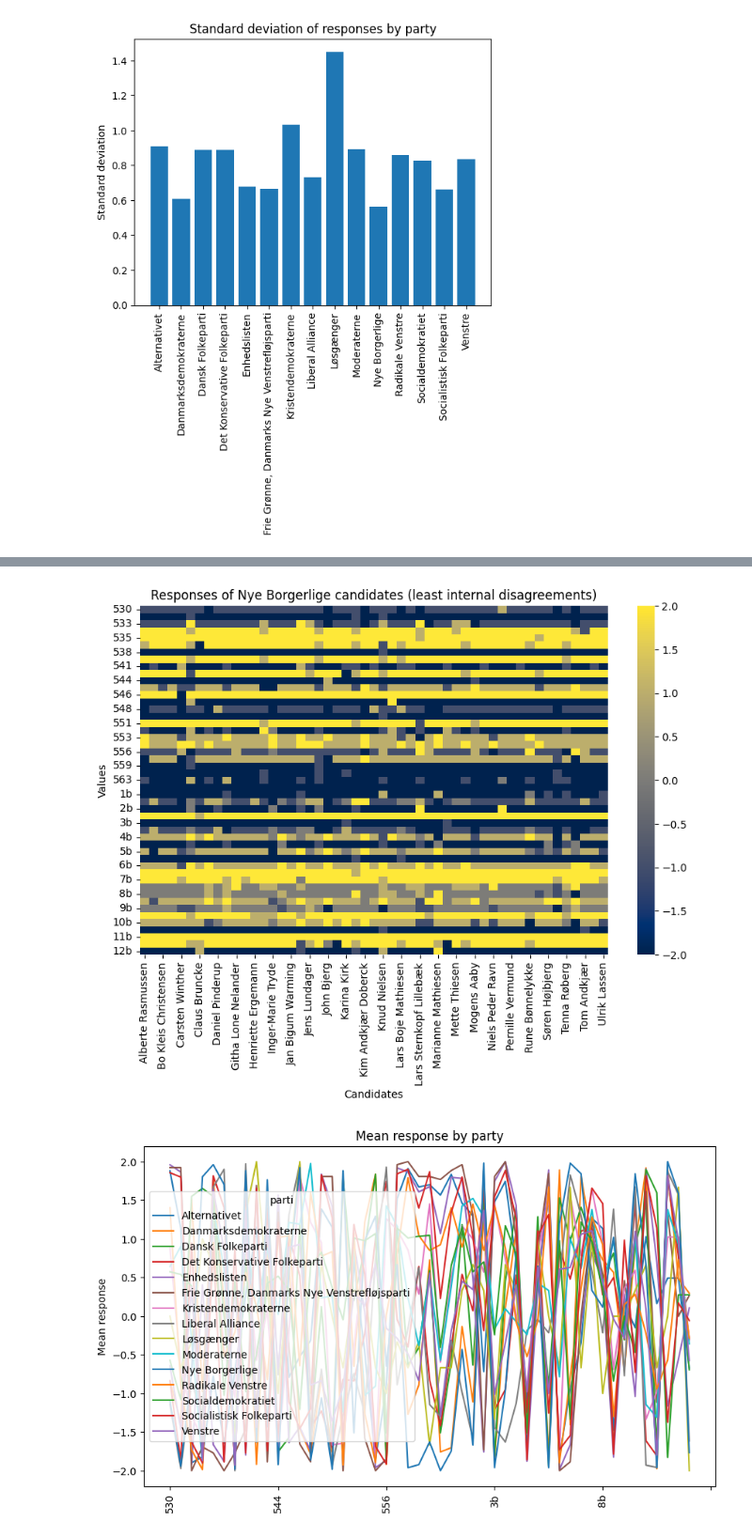
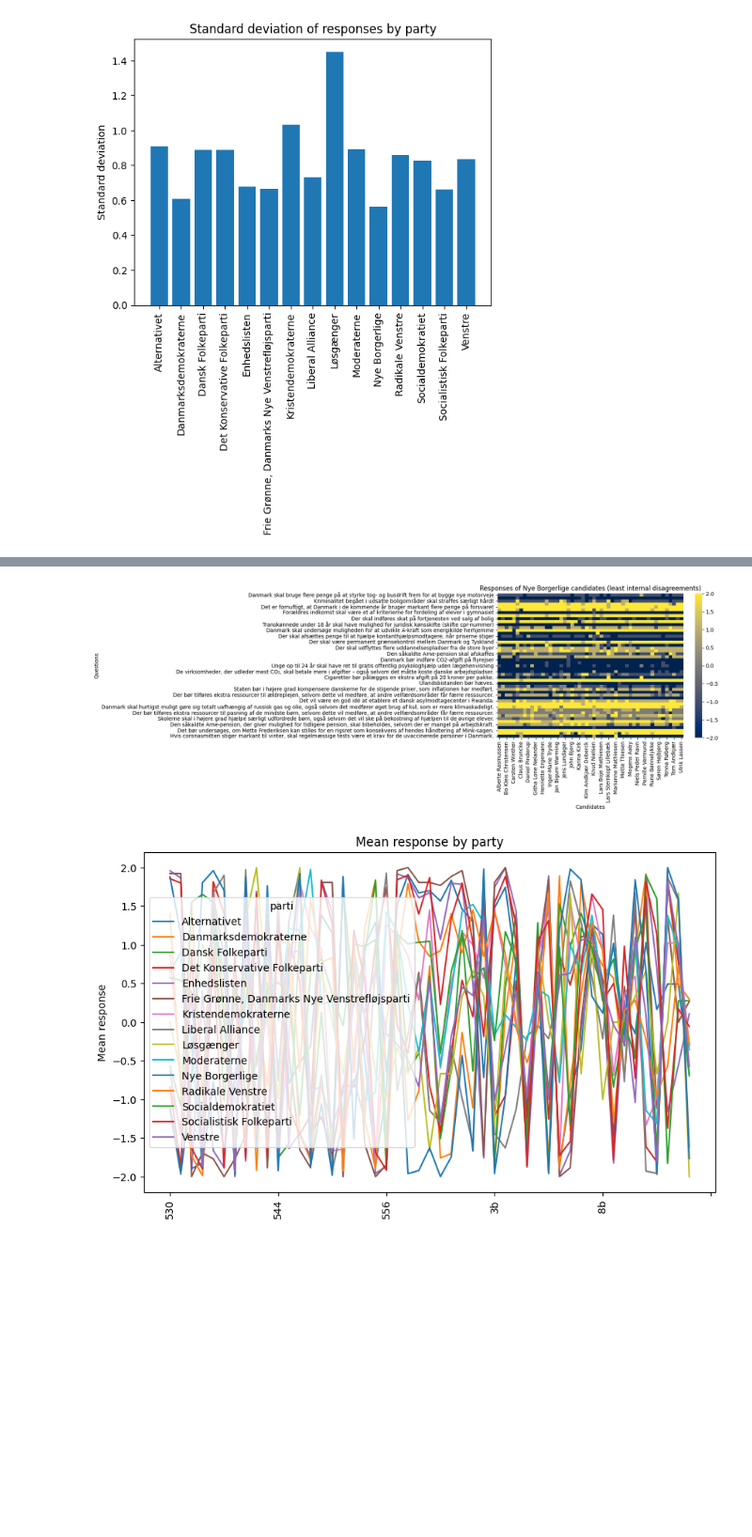
Before and after one commit to MAL-flowdemort/assignment_2, a Jupyter notebook: Candidate Test 2022 I.ipynb, the cells around one changed output, grey strips where cells are left out. Shown at 94% size. Cells and saved outputs as stored; diff of their text form; code cells hidden in the pictures; blank space fills up the shorter version.

```diff
--- a/Candidate Test 2022 I.ipynb
+++ b/Candidate Test 2022 I.ipynb
@@ -141,27 +155,37 @@ plt.show()
 # %%
 # A heatmap of the responses of the Nye Borgerlige candidates.
 
 data = pd.read_excel('alldata.xlsx').drop(columns=['alder', 'storkreds'])
 filtered_data = data[data['parti'] == 'Nye Borgerlige']
 
-# select relevant columns for the heatmap, that is all the columns without navn and parti
+# Replace question numbers with question names
+questionsDr = pd.read_excel('drq.xlsx')
+questionsTv2 = pd.read_excel('tv2q.xlsx')
+
+for i in filtered_data.columns:
+    if i in questionsDr['ID'].values:
+        filtered_data = filtered_data.rename(columns={i: questionsDr[questionsDr['ID'] == i]['Question'].values[0]})
+    else:
+        if i in questionsTv2['id'].values:
+            filtered_data = filtered_data.rename(columns={i: questionsTv2[questionsTv2['id'] == i]['question'].values[0]})
+
+
+# select relevant columns for the heatmap, that is all the columns without parti
 heatmap_data = filtered_data.drop(columns=['parti'])
-
-#group by navn
 grouped_data = heatmap_data.groupby('navn').sum()
 
-#plot the heatmap, put candidates on x and values on y
-plt.figure(figsize=(10, 6))
+# Plot the heatmap, put candidates on x and questions on y
+plt.figure(figsize=(8, 5))
 sns.heatmap(grouped_data.T, cmap='cividis', annot=False, fmt='g', vmin=-2, vmax=2)
-
-#set labels
 plt.xlabel('Candidates')
-plt.ylabel('Values')
+plt.ylabel('Questions')
 plt.title('Responses of Nye Borgerlige candidates (least internal disagreements)')
 
 plt.show()
+
+# In this heatmap we can clearly see more consistence accross the individual answers and that is the reason why Nye Borgerlige is the party with the least internal disagreements.
 # %% [output]
-[figure, old version]
+[figure, new version]
 # %%
 # A plot of parties and their mean respons on every survey question
 
```
Also changed, not shown: parts of 4 cells of this notebook.
